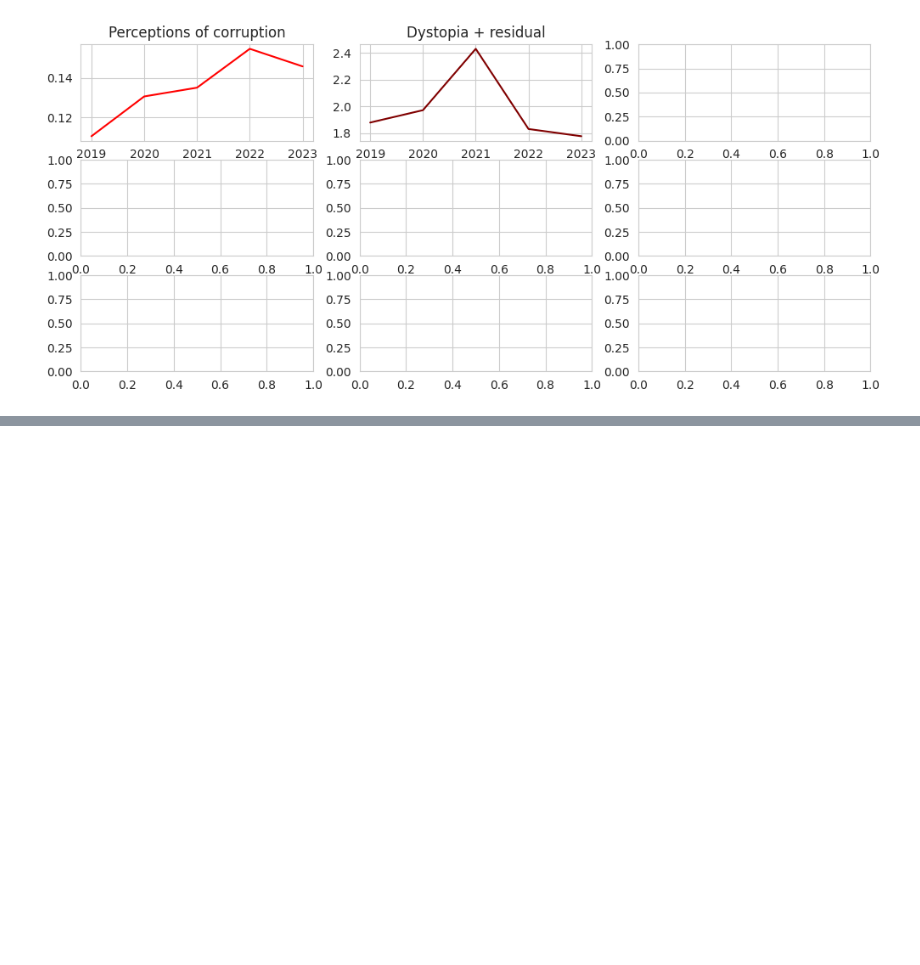
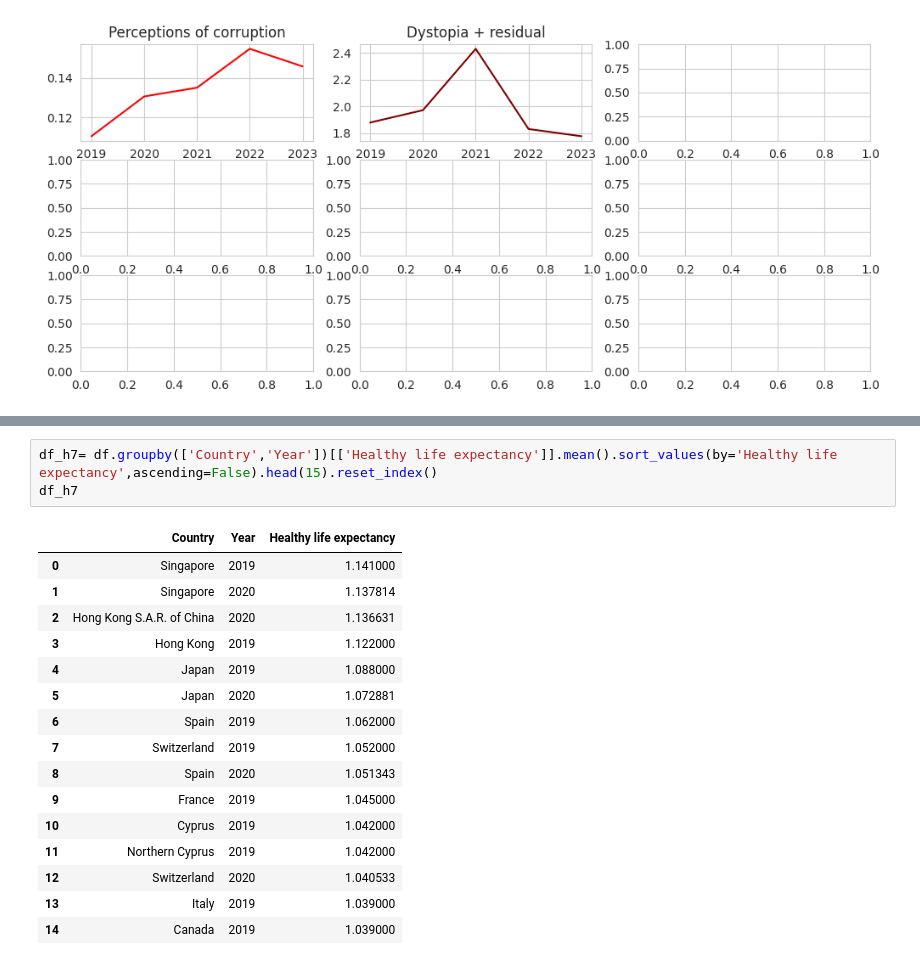
Before and after one commit to Karlajack/pydata_analysis, a Jupyter notebook: Pydatacapstoneproject_Worldhappiness.ipynb, the cells around one changed output, grey strips where cells are left out. Drawn from its saved outputs; the diff is of its cells as text; blank space fills up the shorter version.

```diff
--- a/Pydatacapstoneproject_Worldhappiness.ipynb
+++ b/Pydatacapstoneproject_Worldhappiness.ipynb
@@ -261,0 +366,20 @@ plt.show()
+# %%
+df_h7= df.groupby(['Country','Year'])[['Healthy life expectancy']].mean().sort_values(by='Healthy life expectancy',ascending=False).head(15).reset_index()
+df_h7
+# %% [output]
+|  | Country | Year | Healthy life expectancy |
+| 0 | Singapore | 2019 | 1.141000 |
+| 1 | Singapore | 2020 | 1.137814 |
+| 2 | Hong Kong S.A.R. of China | 2020 | 1.136631 |
+| 3 | Hong Kong | 2019 | 1.122000 |
+| 4 | Japan | 2019 | 1.088000 |
+| 5 | Japan | 2020 | 1.072881 |
+| 6 | Spain | 2019 | 1.062000 |
+| 7 | Switzerland | 2019 | 1.052000 |
+| 8 | Spain | 2020 | 1.051343 |
+| 9 | France | 2019 | 1.045000 |
+| 10 | Cyprus | 2019 | 1.042000 |
+| 11 | Northern Cyprus | 2019 | 1.042000 |
+| 12 | Switzerland | 2020 | 1.040533 |
+| 13 | Italy | 2019 | 1.039000 |
+| 14 | Canada | 2019 | 1.039000 |
```
Also changed, not shown: parts of 12 cells of this notebook.
